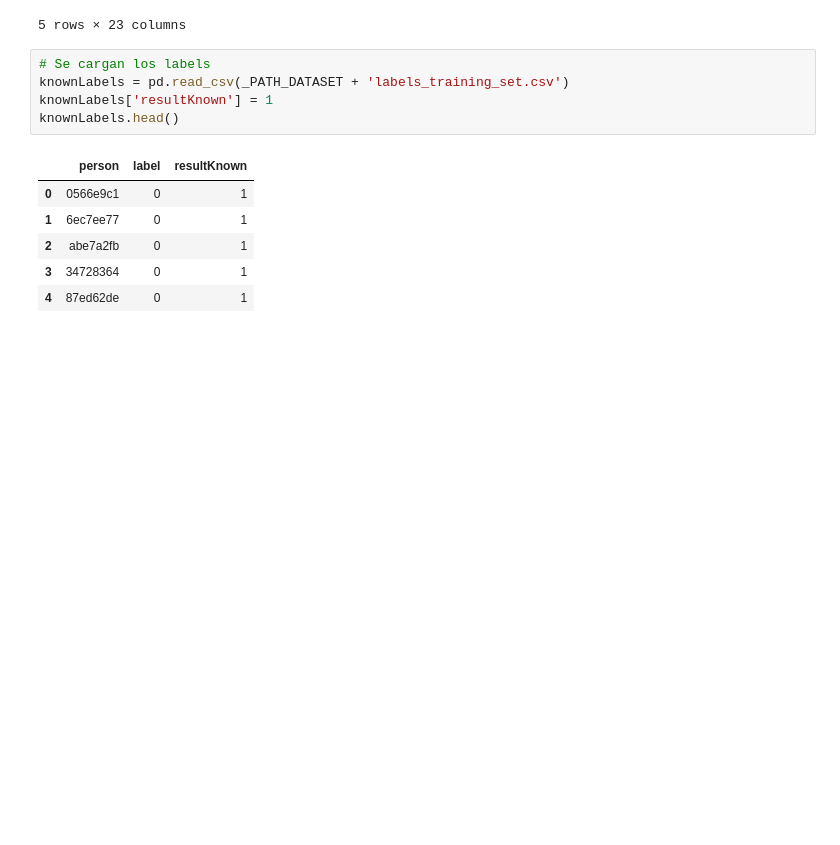
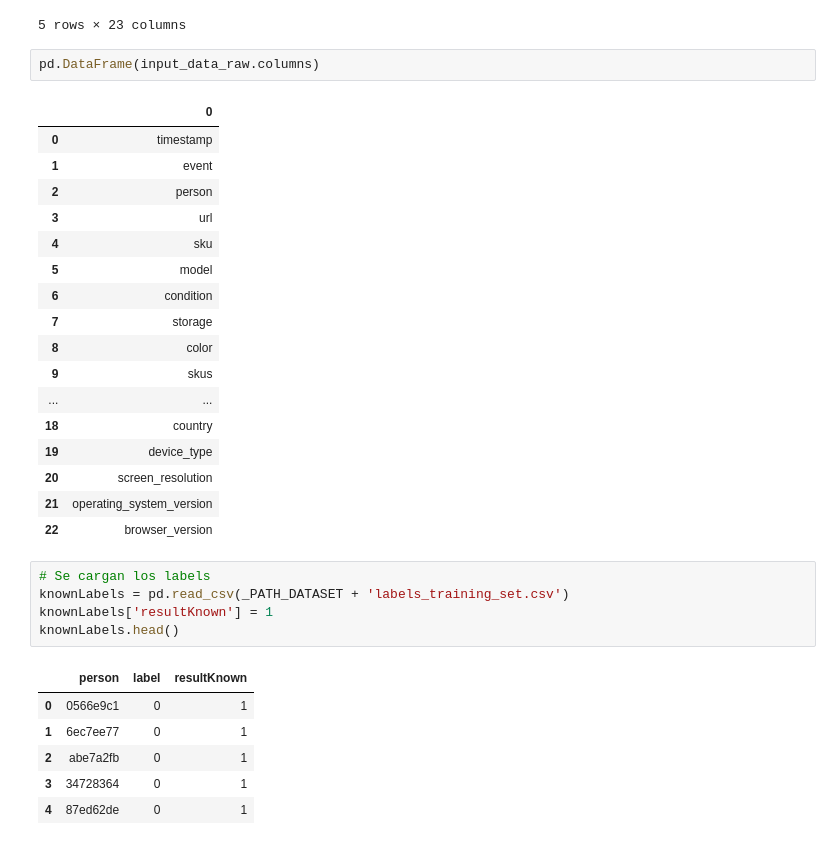
Before and after one commit to eld1e6o/Organizaci-nDeDatosFIUBA, a Jupyter notebook: TP2/kernel.ipynb, the cells around one changed output. Saved outputs shown, nothing was run; the diff lists cells and outputs as text; blank space fills up the shorter version.

```diff
--- a/TP2/kernel.ipynb
+++ b/TP2/kernel.ipynb
@@ -32,6 +32,26 @@ input_data_raw.head()
 | 3 | 2018-05-18 00:11:14 | viewed product | 2d681dd8 | NaN | 11890.0 | iPhone 7 | Bom | 128GB | Vermelho | NaN | ... | ... |
 | 4 | 2018-05-18 00:11:09 | viewed product | cccea85e | NaN | 7517.0 | LG G4 H818P | Excelente | 32GB | Branco | NaN | ... | ... |
 5 rows × 23 columns
+# %%
+pd.DataFrame(input_data_raw.columns)
+# %% [output]
+|  | 0 |
+| 0 | timestamp |
+| 1 | event |
+| 2 | person |
+| 3 | url |
+| 4 | sku |
+| 5 | model |
+| 6 | condition |
+| 7 | storage |
+| 8 | color |
+| 9 | skus |
+| ... | ... |
+| 18 | country |
+| 19 | device_type |
+| 20 | screen_resolution |
+| 21 | operating_system_version |
+| 22 | browser_version |
 # %%
 # Se cargan los labels
 knownLabels = pd.read_csv(_PATH_DATASET + 'labels_training_set.csv')
```
Also changed, not shown: parts of 1 cell of this notebook, 1 other file.
